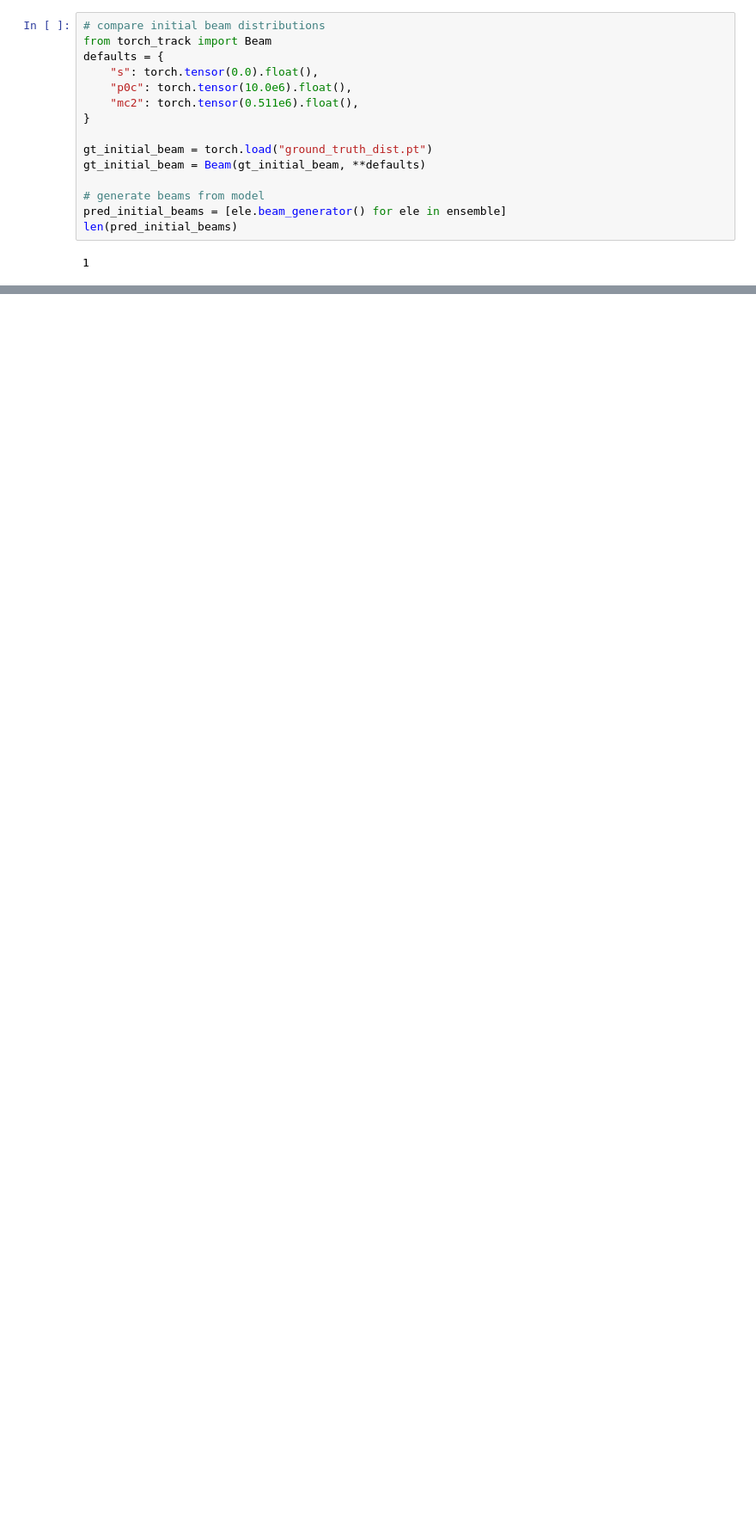
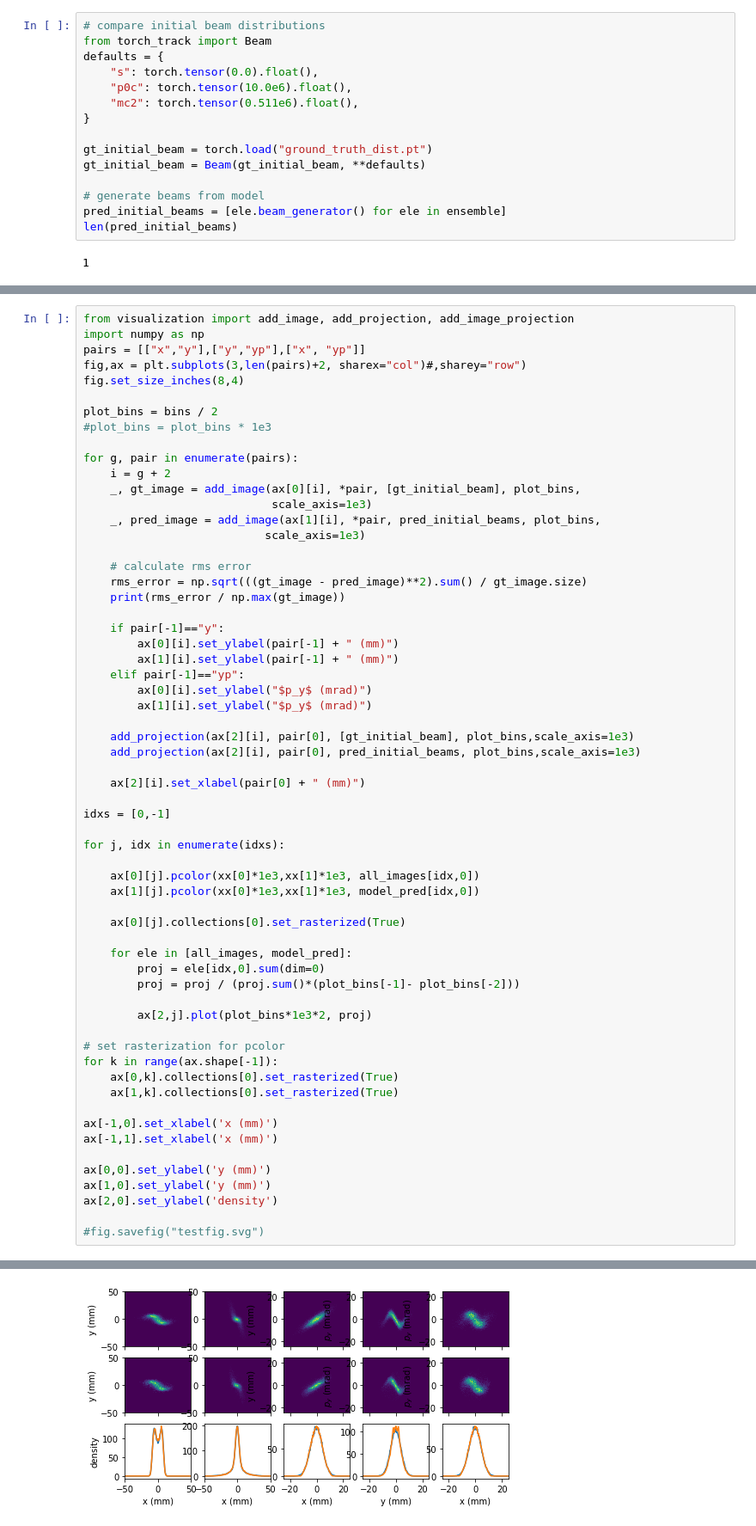
Before and after one commit to roussel-ryan/gpsr, a Jupyter notebook: test_case/model_analysis.ipynb, the cells around one changed output, grey strips where cells are left out. Shown at 86% size. Saved outputs shown, nothing was run; the diff lists cells and outputs as text; blank space fills up the shorter version.

```diff
--- a/test_case/model_analysis.ipynb
+++ b/test_case/model_analysis.ipynb
@@ -258,0 +259,62 @@ for i, pair in enumerate(pairs):
+# %%
+from visualization import add_image, add_projection, add_image_projection
+import numpy as np
+pairs = [["x","y"],["y","yp"],["x", "yp"]]
+fig,ax = plt.subplots(3,len(pairs)+2, sharex="col")#,sharey="row")
+fig.set_size_inches(8,4)
+
+plot_bins = bins / 2
+#plot_bins = plot_bins * 1e3
+
+for g, pair in enumerate(pairs):
+    i = g + 2
+    _, gt_image = add_image(ax[0][i], *pair, [gt_initial_beam], plot_bins,
+                            scale_axis=1e3)
+    _, pred_image = add_image(ax[1][i], *pair, pred_initial_beams, plot_bins,
+                           scale_axis=1e3)
+
+    # calculate rms error
+    rms_error = np.sqrt(((gt_image - pred_image)**2).sum() / gt_image.size)
+    print(rms_error / np.max(gt_image))
+
+    if pair[-1]=="y":
+        ax[0][i].set_ylabel(pair[-1] + " (mm)")
+        ax[1][i].set_ylabel(pair[-1] + " (mm)")
+    elif pair[-1]=="yp":
+        ax[0][i].set_ylabel("$p_y$ (mrad)")
+        ax[1][i].set_ylabel("$p_y$ (mrad)")
+
+    add_projection(ax[2][i], pair[0], [gt_initial_beam], plot_bins,scale_axis=1e3)
+    add_projection(ax[2][i], pair[0], pred_initial_beams, plot_bins,scale_axis=1e3)
+
+    ax[2][i].set_xlabel(pair[0] + " (mm)")
+
+idxs = [0,-1]
+
+for j, idx in enumerate(idxs):
+
+    ax[0][j].pcolor(xx[0]*1e3,xx[1]*1e3, all_images[idx,0])
+    ax[1][j].pcolor(xx[0]*1e3,xx[1]*1e3, model_pred[idx,0])
+
+    ax[0][j].collections[0].set_rasterized(True)
+
+    for ele in [all_images, model_pred]:
+        proj = ele[idx,0].sum(dim=0)
+        proj = proj / (proj.sum()*(plot_bins[-1]- plot_bins[-2]))
+
+        ax[2,j].plot(plot_bins*1e3*2, proj)
+
+# set rasterization for pcolor
+for k in range(ax.shape[-1]):
+    ax[0,k].collections[0].set_rasterized(True)
+    ax[1,k].collections[0].set_rasterized(True)
+
+ax[-1,0].set_xlabel('x (mm)')
+ax[-1,1].set_xlabel('x (mm)')
+
+ax[0,0].set_ylabel('y (mm)')
+ax[1,0].set_ylabel('y (mm)')
+ax[2,0].set_ylabel('density')
+
+#fig.savefig("testfig.svg")
+# %% [output]
@@ -258,0 +325 @@ for i, pair in enumerate(pairs):
+[figure, added]
```
Also changed, not shown: parts of 7 cells of this notebook, 6 other files.
